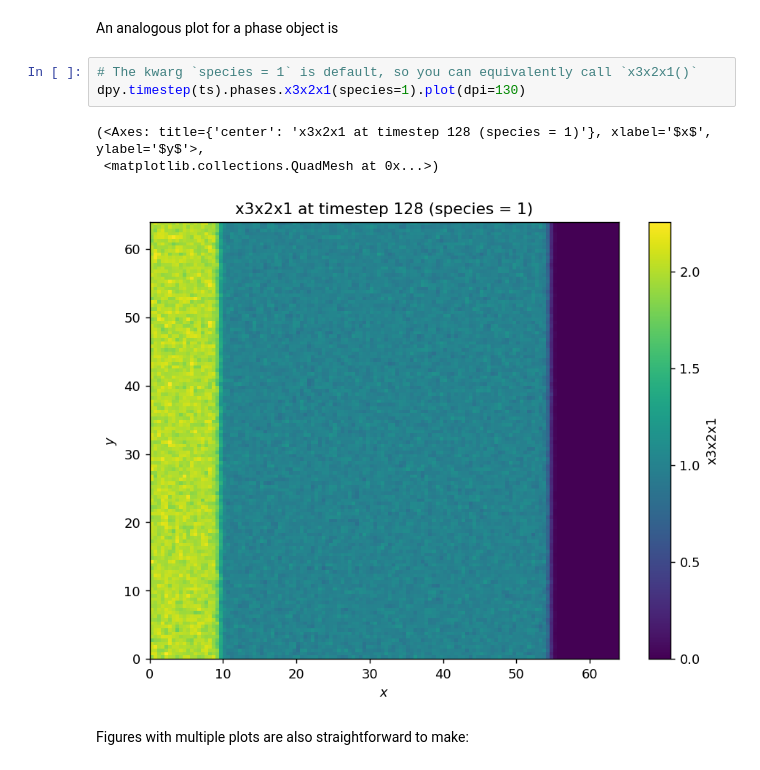
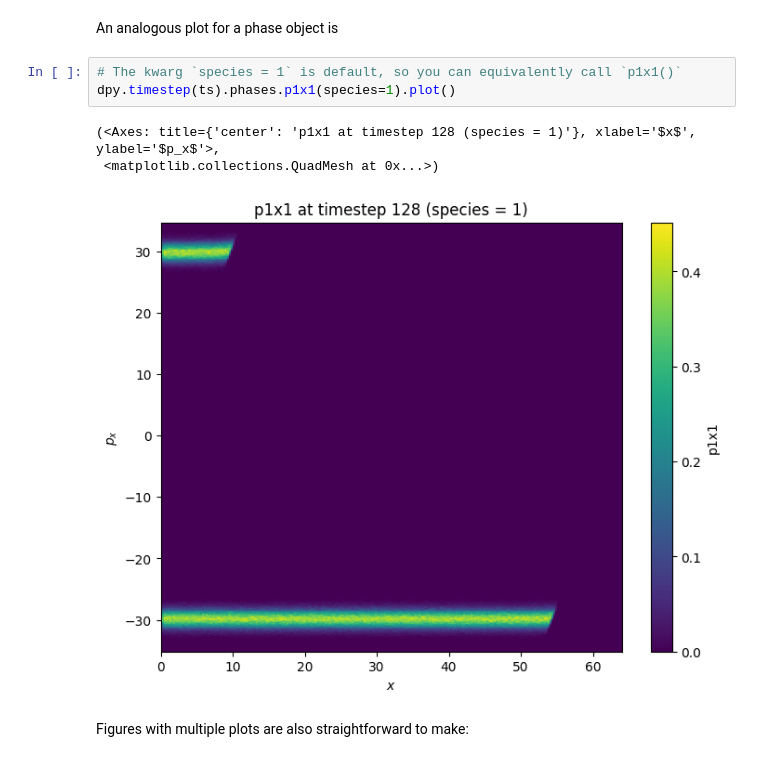
Before and after one commit to bwostler/dhybridrpy, a Jupyter notebook: examples/examples.ipynb, the cells around one changed output. Cells and saved outputs as stored; diff of their text form.

```diff
--- a/examples/examples.ipynb
+++ b/examples/examples.ipynb
@@ -117,12 +117,12 @@ Bx.plot()
 # %% [markdown]
 An analogous plot for a phase object is
 # %%
-# The kwarg `species = 1` is default, so you can equivalently call `x3x2x1()`
-dpy.timestep(ts).phases.x3x2x1(species=1).plot(dpi=130)
+# The kwarg `species = 1` is default, so you can equivalently call `p1x1()`
+dpy.timestep(ts).phases.p1x1(species=1).plot()
 # %% [output]
-(<Axes: title={'center': 'x3x2x1 at timestep 128 (species = 1)'}, xlabel='$x$', ylabel='$y$'>,
+(<Axes: title={'center': 'p1x1 at timestep 128 (species = 1)'}, xlabel='$x$', ylabel='$p_x$'>,
  <matplotlib.collections.QuadMesh at 0x...>)
-[figure, old version]
+[figure, new version]
 # %% [markdown]
 Figures with multiple plots are also straightforward to make:
 # %%
```
Also changed, not shown: parts of 1 cell of this notebook, 2 other files.
